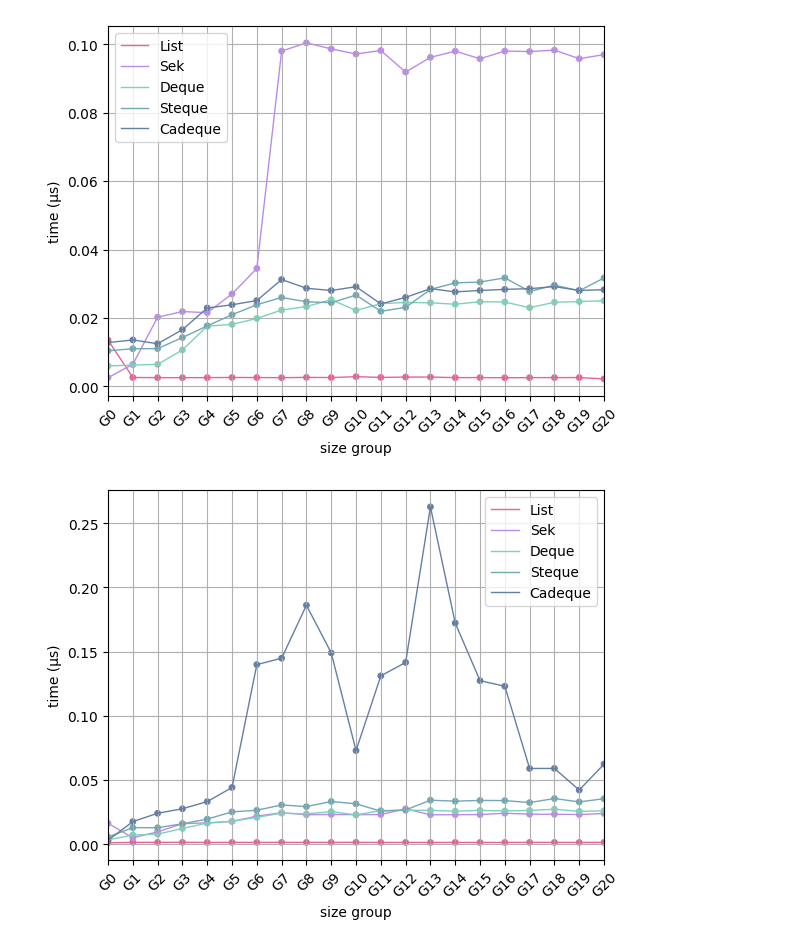
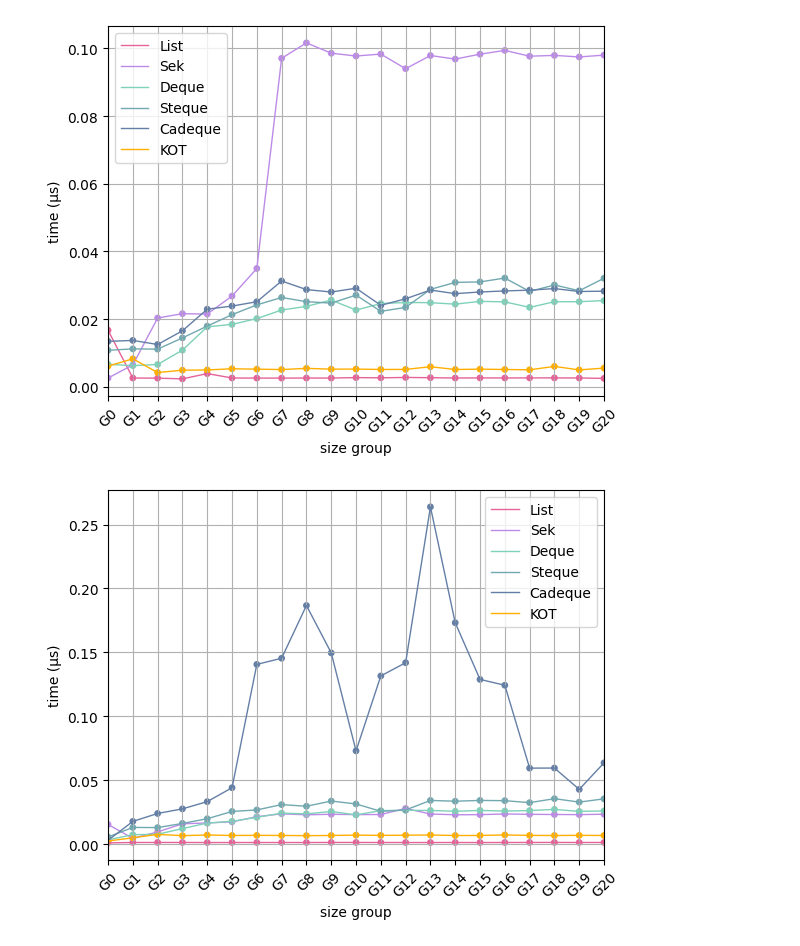
Before and after one commit to JulesViennotFranca/VerifiedCatenableDeque, a Jupyter notebook: bench/graphics.ipynb, the cells around one changed output. Drawn from its saved outputs; the diff is of its cells as text; code cells hidden in the pictures.

```diff
--- a/bench/graphics.ipynb
+++ b/bench/graphics.ipynb
@@ -18,6 +18,7 @@ sek = ("Sek", "#BC8BE7")
 deque = ("Deque", "#7FD1B9")
 steque = ("Steque", "#72A8B0")
 cadeque = ("Cadeque", "#647FA6")
+kot = ("KOT", "#FFAF02")
 # %%
 def make_time_data_2D(data, name):
     times = data[name + "T"]
@@ -108,15 +109,15 @@ def plot_time_data_3D(data, data_structures, view=None):
 # %%
 # Graph for push
 data = pd.read_csv("./tmp/push.csv")
-plot_time_data_2D(data, [list, sek, deque, steque, cadeque])
+plot_time_data_2D(data, [list, sek, deque, steque, cadeque, kot])
 # %% [output]
-[figure, old version]
+[figure, new version]
 # %%
 # Graph for pop
 data = pd.read_csv("./tmp/pop.csv")
-plot_time_data_2D(data, [list, sek, deque, steque, cadeque])
+plot_time_data_2D(data, [list, sek, deque, steque, cadeque, kot])
 # %% [output]
-[figure, old version]
+[figure, new version]
 # %%
 # Graph for inject
 data = pd.read_csv("./tmp/inject.csv")
```
Also changed, not shown: parts of 4 cells of this notebook, 2 other files.
